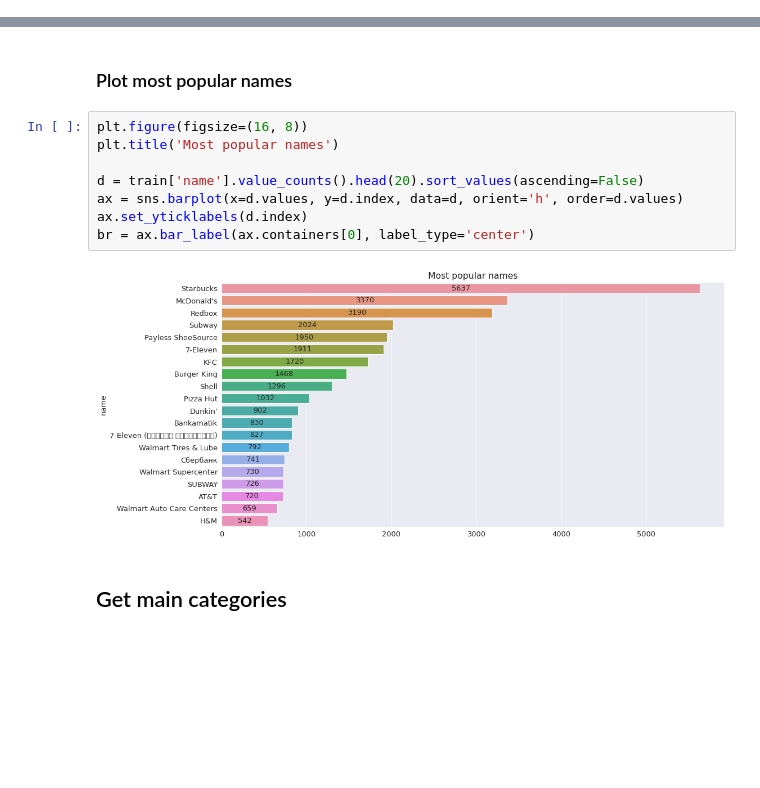
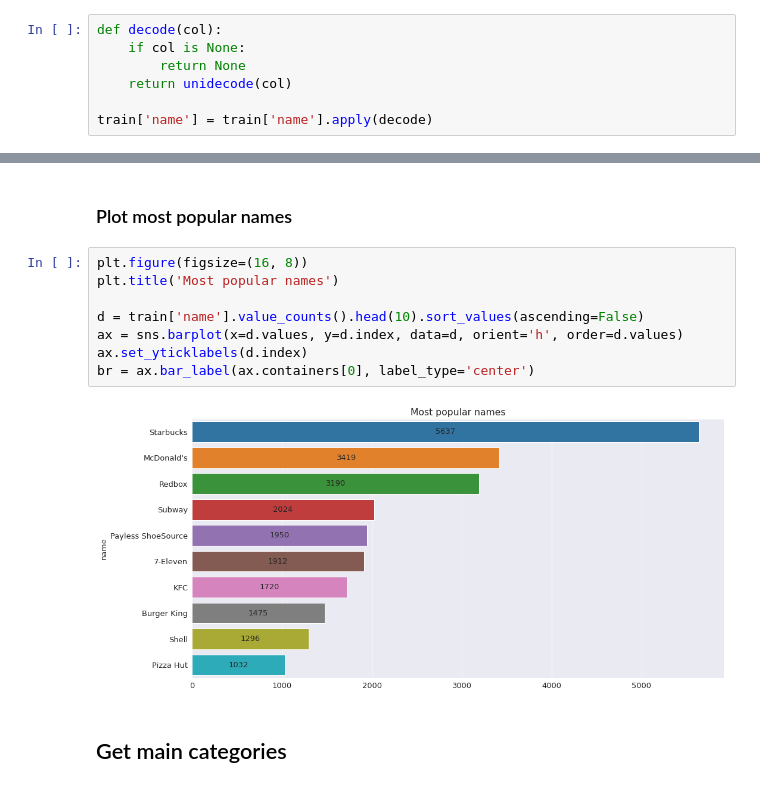
Before and after one commit to beatwad/foursqare, a Jupyter notebook: foursquare_eda.ipynb, the cells around one changed output, grey strips where cells are left out. Cells and saved outputs as stored; diff of their text form; blank space fills up the shorter version.

```diff
--- a/foursquare_eda.ipynb
+++ b/foursquare_eda.ipynb
@@ -122 +125,8 @@ assert len(train) == len(train['id'].unique())
+# %%
+def decode(col):
+    if col is None:
+        return None
+    return unidecode(col)
+
+train['name'] = train['name'].apply(decode)
 # %% [markdown]
@@ -132,13 +140,13 @@ Number of unique names is 842087
 # %%
 plt.figure(figsize=(16, 8))
 plt.title('Most popular names')
 
-d = train['name'].value_counts().head(20).sort_values(ascending=False)
+d = train['name'].value_counts().head(10).sort_values(ascending=False)
 ax = sns.barplot(x=d.values, y=d.index, data=d, orient='h', order=d.values)
 ax.set_yticklabels(d.index)
 br = ax.bar_label(ax.containers[0], label_type='center')
 # %% [output]
-[figure, old version]
+[figure, new version]
 # %% [markdown]
 ## Get main categories
 # %%
```
Also changed, not shown: parts of 4 cells of this notebook, 1 other file.
